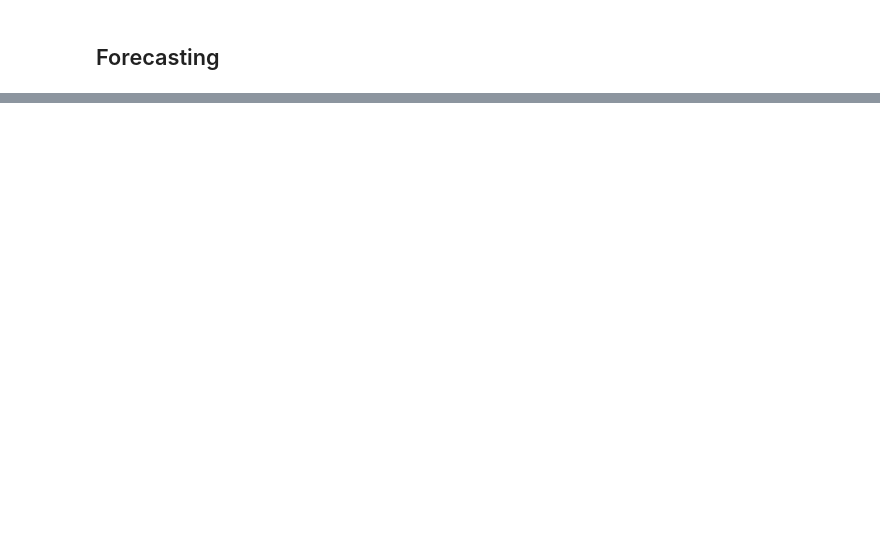
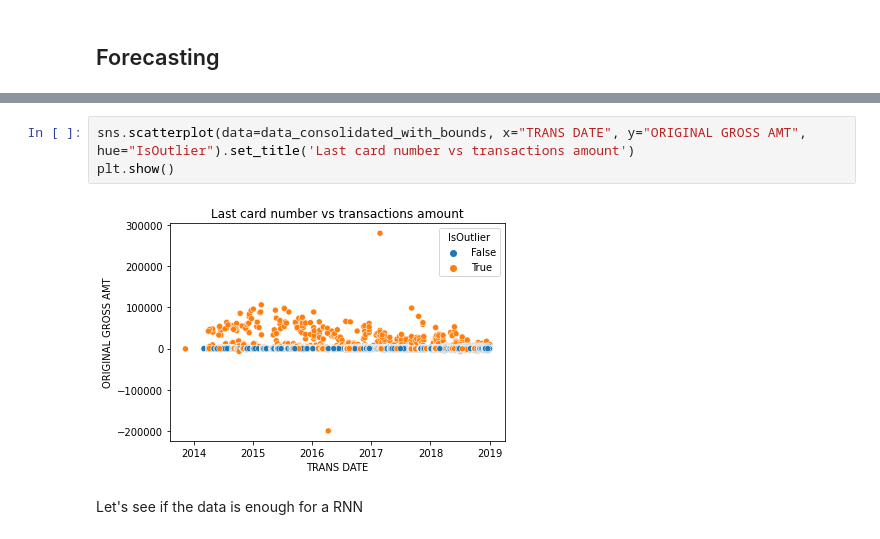
Before and after one commit to julioportellah/task2-financial-data, a Jupyter notebook: purchase_analysis.ipynb, the cells around one changed output, grey strips where cells are left out. Drawn from its saved outputs; the diff is of its cells as text; blank space fills up the shorter version.

```diff
--- a/purchase_analysis.ipynb
+++ b/purchase_analysis.ipynb
@@ -924,0 +444,7 @@ for i in range(2015,2019):
+# %%
+sns.scatterplot(data=data_consolidated_with_bounds, x="TRANS DATE", y="ORIGINAL GROSS AMT", hue="IsOutlier").set_title('Last card number vs transactions amount')
+plt.show()
+# %% [output]
+[figure, added]
+# %% [markdown]
+Let's see if the data is enough for a RNN
```
Also changed, not shown: parts of 106 cells of this notebook, 7 other files.
